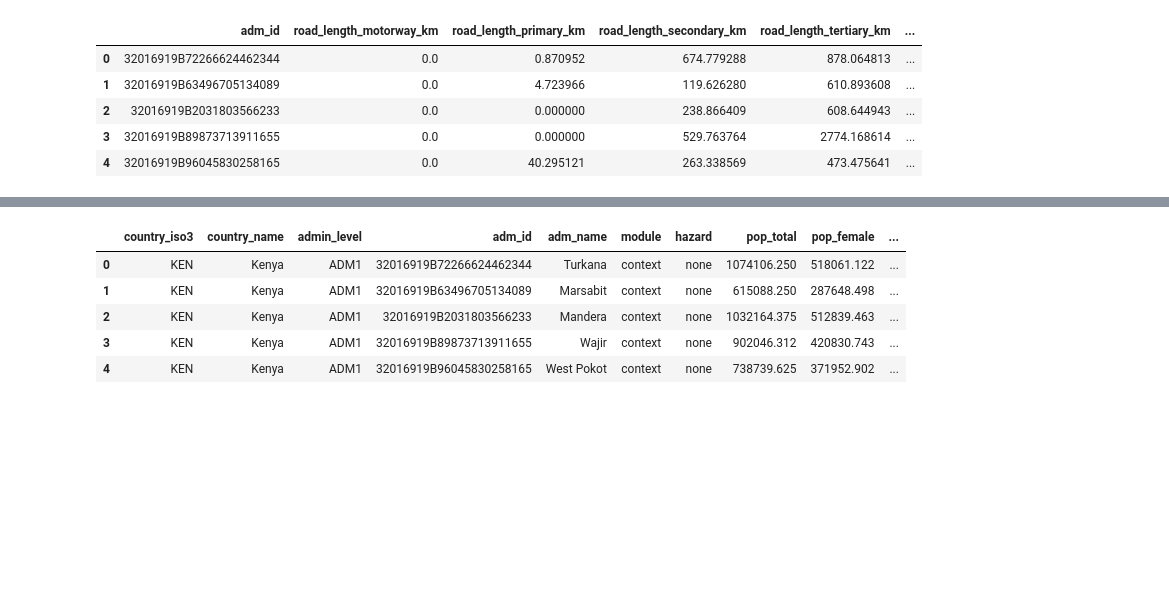
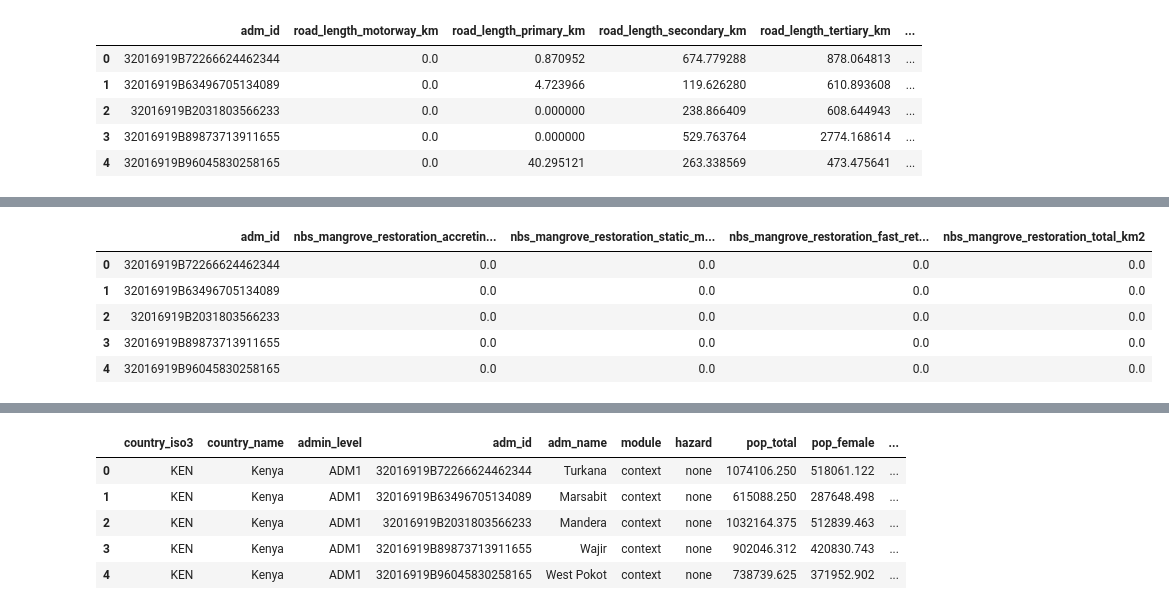
Before and after one commit to nismod/national_tool_metrics, a Jupyter notebook: notebooks/01_context_metrics.ipynb, the cells around one changed output, grey strips where cells are left out. Saved outputs shown, nothing was run; the diff lists cells and outputs as text; code cells hidden in the pictures; blank space fills up the shorter version.

```diff
--- a/notebooks/01_context_metrics.ipynb
+++ b/notebooks/01_context_metrics.ipynb
@@ -612,0 +627,15 @@ network_metrics.head()
+# %%
+check_path_exists(GLOBAL_RAW_DIR, "Global raw data directory")
+
+nbs_rasters = {
+    "mangrove_restoration": GLOBAL_RAW_DIR / "ManRestorClass_9s.tif",
+    "woodland_landslide": GLOBAL_RAW_DIR / "G_LandslideNbS_123_9s.tif",
+    "woodland_flood": GLOBAL_RAW_DIR / "G_PotentialNonCoastalTreeNBS_9s.tif",
+}
+
+for nbs_name, raster_path in nbs_rasters.items():
+    check_path_exists(raster_path, f"{nbs_name} raster")
+
+MAX_MANGROVE_ADMIN_ASSIGNMENT_DISTANCE_M = 5_000
+
+nbs_rasters
@@ -612,0 +837,39 @@ network_metrics.head()
+# %%
+# Calculate opportunity areas by NbS class, then keep a total per NbS type.
+mangrove_restoration_metrics = coastal_categorical_raster_area_by_admin(
+    nbs_rasters["mangrove_restoration"],
+    admin_regions,
+    {
+        1: "nbs_mangrove_restoration_accreting_km2",
+        2: "nbs_mangrove_restoration_static_moderate_retreat_km2",
+        3: "nbs_mangrove_restoration_fast_retreat_km2",
+    },
+    total_metric_name="nbs_mangrove_restoration_total_km2",
+    max_assignment_distance_m=MAX_MANGROVE_ADMIN_ASSIGNMENT_DISTANCE_M,
+)
+
+woodland_landslide_metrics = categorical_raster_area_by_admin(
+    nbs_rasters["woodland_landslide"],
+    admin_regions,
+    {
+        1: "nbs_woodland_landslide_other_km2",
+        2: "nbs_woodland_landslide_crops_km2",
+        3: "nbs_woodland_landslide_bare_ground_km2",
+    },
+    total_metric_name="nbs_woodland_landslide_total_km2",
+)
+
+woodland_flood_metrics = categorical_raster_area_by_admin(
+    nbs_rasters["woodland_flood"],
+    admin_regions,
+    {1: "nbs_woodland_flood_total_km2"},
+)
+
+mangrove_restoration_metrics.head()
+# %% [output]
+|  | adm_id | nbs_mangrove_restoration_accretin... | nbs_mangrove_restoration_static_m... | nbs_mangrove_restoration_fast_ret... | nbs_mangrove_restoration_total_km2 |
+| 0 | 32016919B72266624462344 | 0.0 | 0.0 | 0.0 | 0.0 |
+| 1 | 32016919B63496705134089 | 0.0 | 0.0 | 0.0 | 0.0 |
+| 2 | 32016919B2031803566233 | 0.0 | 0.0 | 0.0 | 0.0 |
+| 3 | 32016919B89873713911655 | 0.0 | 0.0 | 0.0 | 0.0 |
+| 4 | 32016919B96045830258165 | 0.0 | 0.0 | 0.0 | 0.0 |
```
Also changed, not shown: parts of 9 cells of this notebook, 1 other file.
